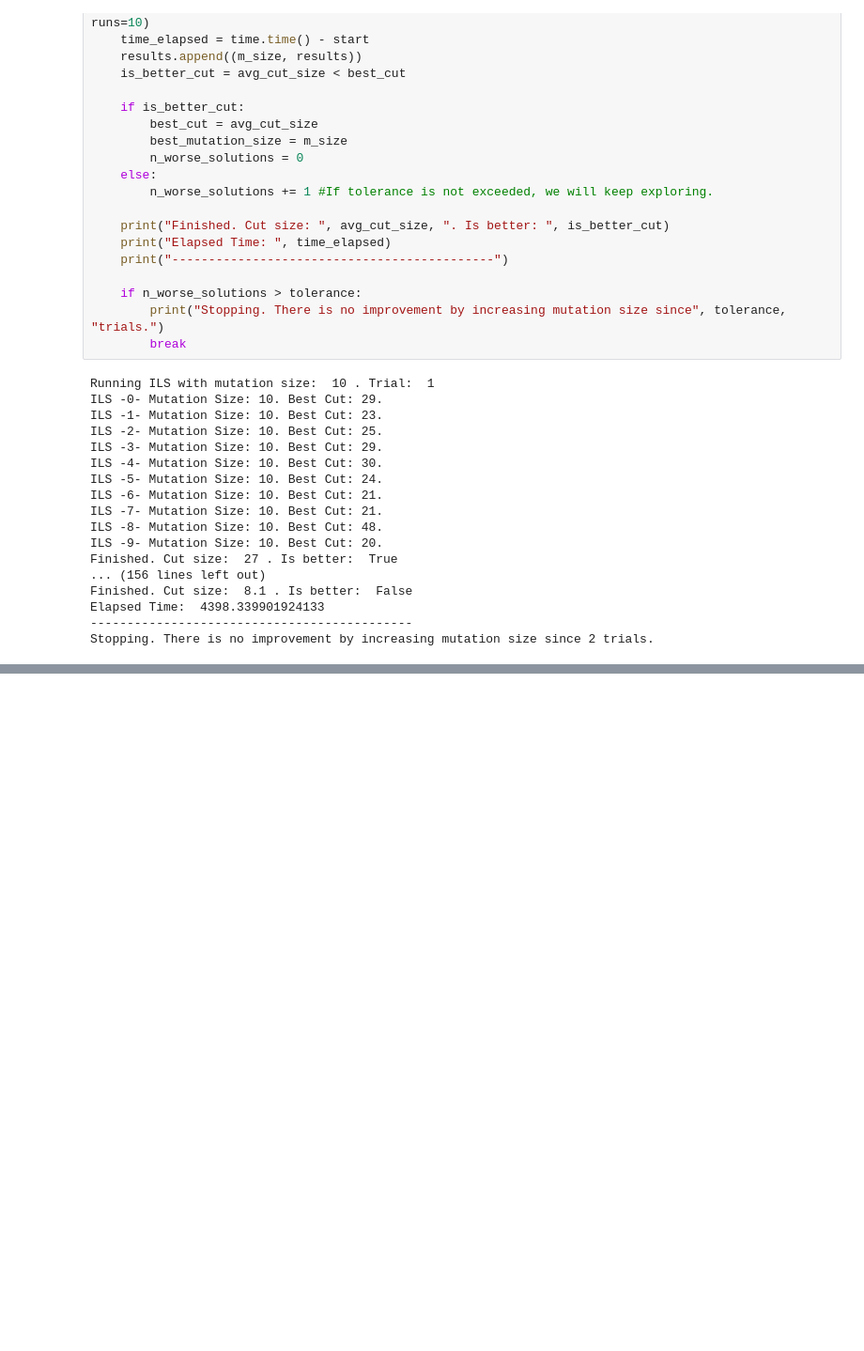
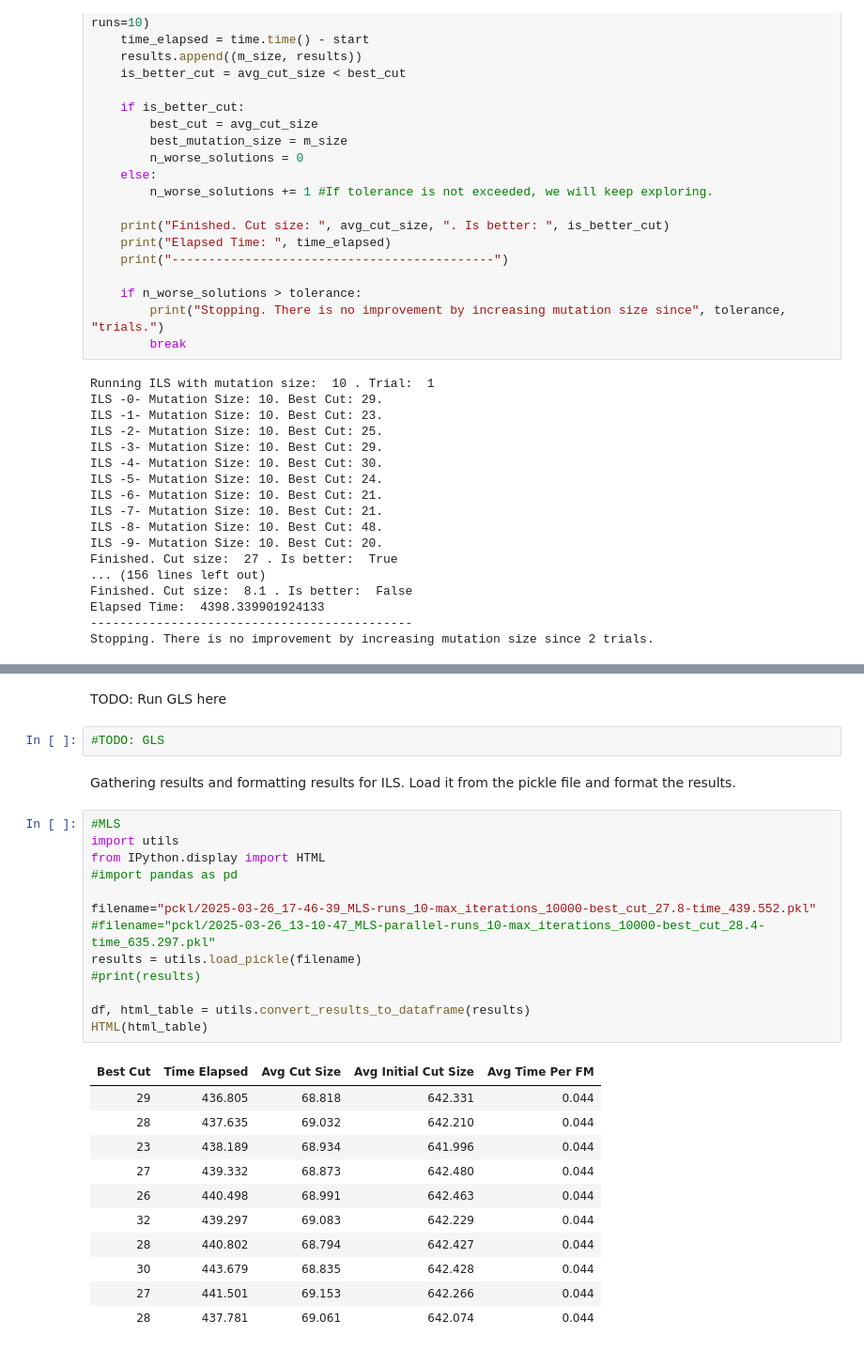
Before and after one commit to Cem-Kaya/Evo_Comp_Assignment_2, a Jupyter notebook: Practical_Assignment_2.ipynb, the cells around one changed output, grey strips where cells are left out. Shown at 94% size. Cells and saved outputs as stored; diff of their text form; blank space fills up the shorter version.

```diff
--- a/Practical_Assignment_2.ipynb
+++ b/Practical_Assignment_2.ipynb
@@ -161,0 +164,31 @@ MLS - 7. Best Cut: 30. Elapsed: 453.365.
+# %% [markdown]
+TODO: Run GLS here
+# %%
+#TODO: GLS
+# %% [markdown]
+Gathering results and formatting results for ILS. Load it from the pickle file and format the results.
+# %%
+#MLS
+import utils
+from IPython.display import HTML
+#import pandas as pd
+
+filename="pckl/2025-03-26_17-46-39_MLS-runs_10-max_iterations_10000-best_cut_27.8-time_439.552.pkl"
+#filename="pckl/2025-03-26_13-10-47_MLS-parallel-runs_10-max_iterations_10000-best_cut_28.4-time_635.297.pkl"
+results = utils.load_pickle(filename)
+#print(results)
+
+df, html_table = utils.convert_results_to_dataframe(results)
+HTML(html_table)
+# %% [output]
+| Best Cut | Time Elapsed | Avg Cut Size | Avg Initial Cut Size | Avg Time Per FM |
+| 29 | 436.805 | 68.818 | 642.331 | 0.044 |
+| 28 | 437.635 | 69.032 | 642.210 | 0.044 |
+| 23 | 438.189 | 68.934 | 641.996 | 0.044 |
+| 27 | 439.332 | 68.873 | 642.480 | 0.044 |
+| 26 | 440.498 | 68.991 | 642.463 | 0.044 |
+| 32 | 439.297 | 69.083 | 642.229 | 0.044 |
+| 28 | 440.802 | 68.794 | 642.427 | 0.044 |
+| 30 | 443.679 | 68.835 | 642.428 | 0.044 |
+| 27 | 441.501 | 69.153 | 642.266 | 0.044 |
+| 28 | 437.781 | 69.061 | 642.074 | 0.044 |
```
Also changed, not shown: parts of 5 cells of this notebook, 5 other files.
